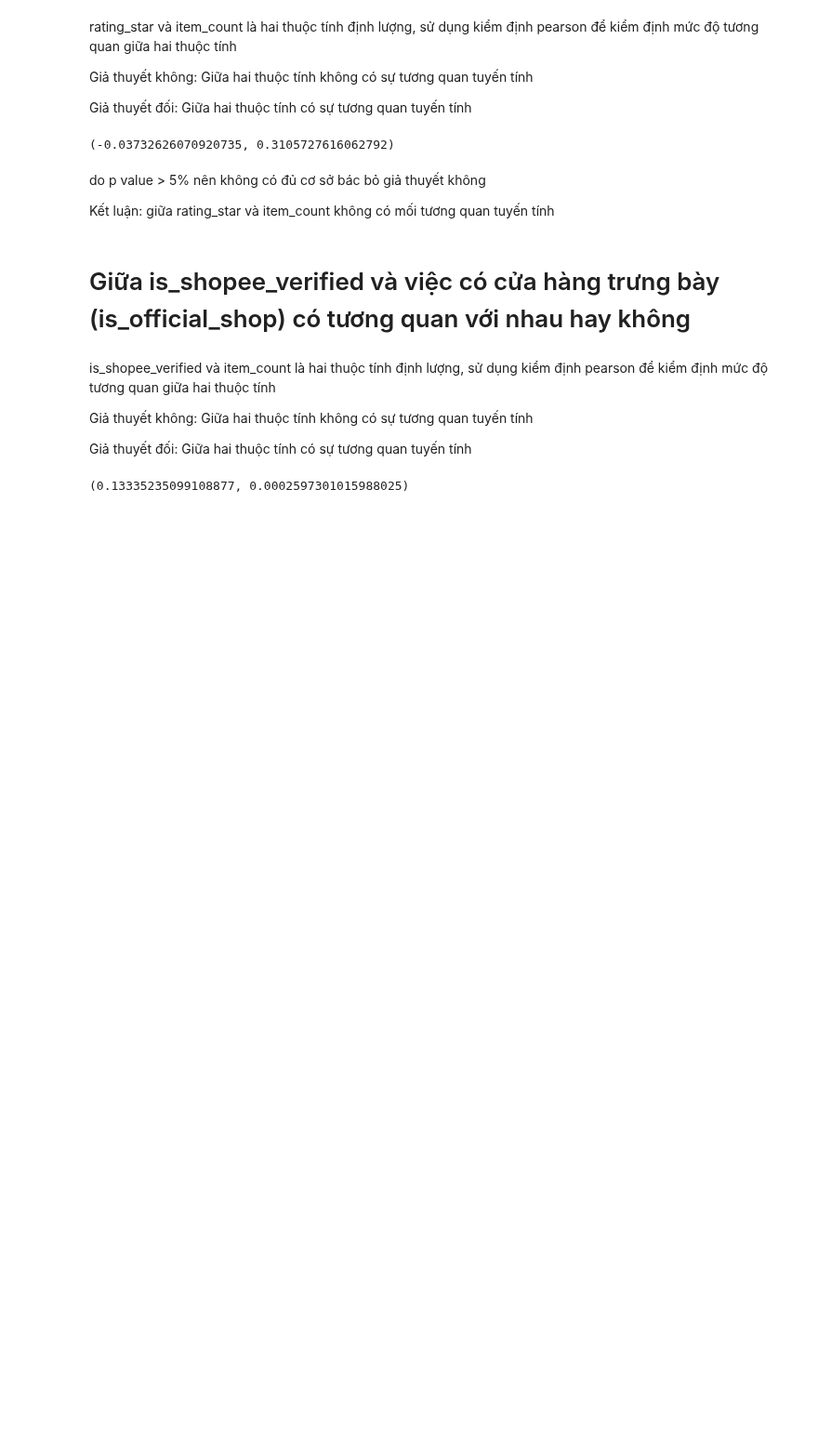
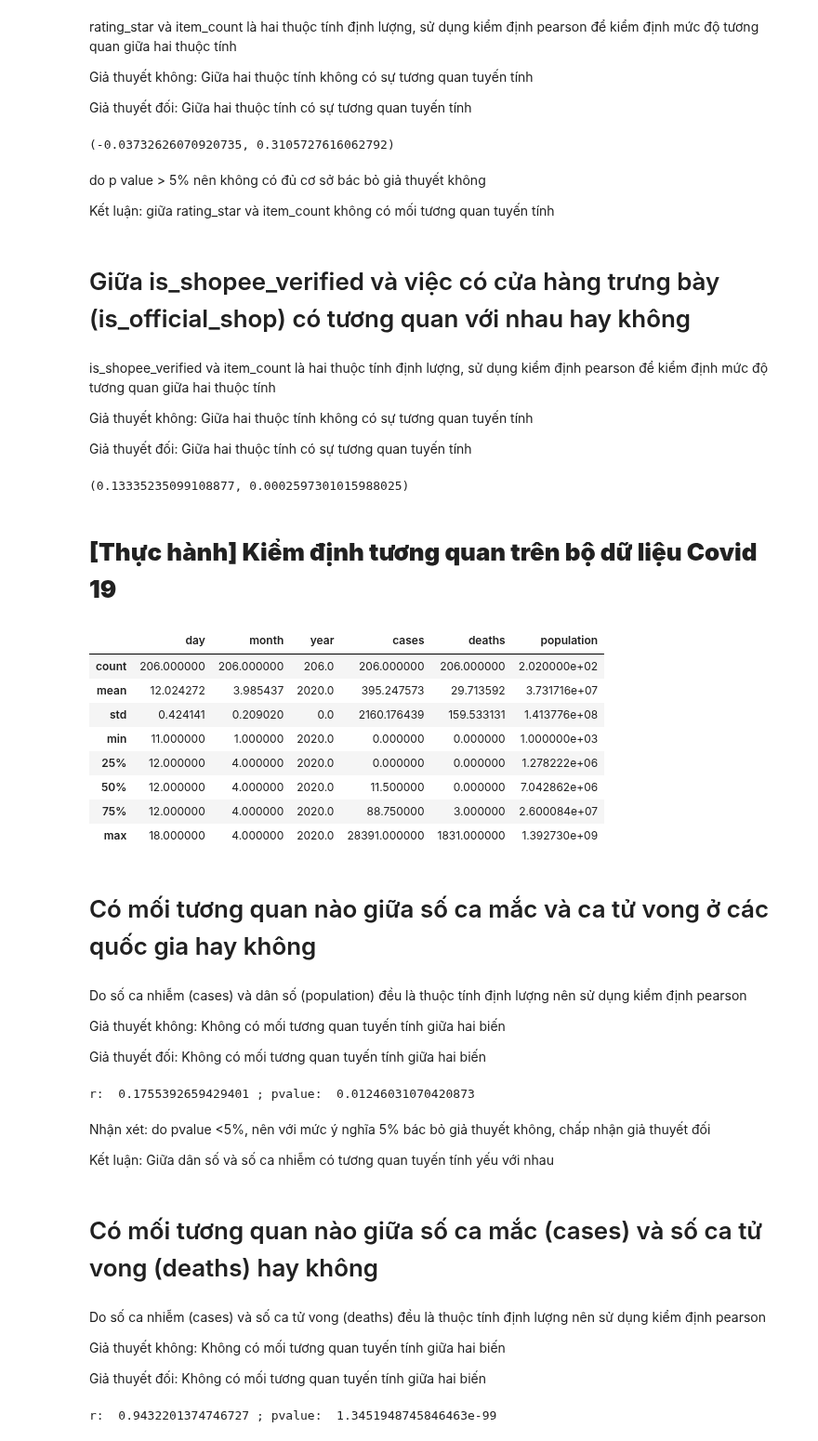
Before and after one commit to mark3000-010701/Dataanalyst, a Jupyter notebook: Thực_hành_kiểm_định_tương_quan.ipynb, the cells around one changed output. Shown at 93% size. Saved outputs shown, nothing was run; the diff lists cells and outputs as text; code cells hidden in the pictures; blank space fills up the shorter version.

```diff
--- a/Thực_hành_kiểm_định_tương_quan.ipynb
+++ b/Thực_hành_kiểm_định_tương_quan.ipynb
@@ -124,3 +124,60 @@ df1 = df1.dropna()
 print(stats.pearsonr(df1.is_shopee_verified, df1.item_count))
 # %% [output]
 (0.13335235099108877, 0.0002597301015988025)
+# %% [markdown]
+# **[Thực hành] Kiểm định tương quan trên bộ dữ liệu Covid 19**
+# %%
+# khai báo thư viện
+import pandas as pd
+from scipy import  stats
+# đọc bộ dữ liệu
+df = pd.read_csv("https://s3.ap-southeast-1.amazonaws.com/learn.codegym.vn/media/public/2021/12/31020712/subset-covid-data.csv")
+df.describe()
+# %% [output]
+|  | day | month | year | cases | deaths | population |
+| count | 206.000000 | 206.000000 | 206.0 | 206.000000 | 206.000000 | 2.020000e+02 |
+| mean | 12.024272 | 3.985437 | 2020.0 | 395.247573 | 29.713592 | 3.731716e+07 |
+| std | 0.424141 | 0.209020 | 0.0 | 2160.176439 | 159.533131 | 1.413776e+08 |
+| min | 11.000000 | 1.000000 | 2020.0 | 0.000000 | 0.000000 | 1.000000e+03 |
+| 25% | 12.000000 | 4.000000 | 2020.0 | 0.000000 | 0.000000 | 1.278222e+06 |
+| 50% | 12.000000 | 4.000000 | 2020.0 | 11.500000 | 0.000000 | 7.042862e+06 |
+| 75% | 12.000000 | 4.000000 | 2020.0 | 88.750000 | 3.000000 | 2.600084e+07 |
+| max | 18.000000 | 4.000000 | 2020.0 | 28391.000000 | 1831.000000 | 1.392730e+09 |
+# %% [markdown]
+# Có mối tương quan nào giữa số ca mắc và ca tử vong ở các quốc gia hay không
+# %% [markdown]
+Do số ca nhiễm (cases) và dân số (population) đều là thuộc tính định lượng nên sử dụng kiểm định pearson
+
+Giả thuyết không: Không có mối tương quan tuyến tính giữa hai biến
+
+Giả thuyết đối: Không có mối tương quan tuyến tính giữa hai biến
+# %%
+# lọc dữ liệu
+df1 = df.filter(['cases', 'population'])
+# xóa bỏ dữ liệu null
+df1 = df1.dropna()
+r, pvalue = stats.pearsonr(df1.cases, df1.population)
+print ("r: ", r, "; pvalue: ", pvalue)
+# %% [output]
+r:  0.1755392659429401 ; pvalue:  0.01246031070420873
+# %% [markdown]
+Nhận xét: do pvalue <5%, nên với mức ý nghĩa 5% bác bỏ giả thuyết không, chấp nhận giả thuyết đối
+
+Kết luận: Giữa dân số và số ca nhiễm có tương quan tuyến tính yếu với nhau
+# %% [markdown]
+# Có mối tương quan nào giữa số ca mắc (cases) và số ca tử vong (deaths) hay không
+# %% [markdown]
+Do số ca nhiễm (cases) và số ca tử vong (deaths) đều là thuộc tính định lượng nên sử dụng kiểm định pearson
+
+Giả thuyết không: Không có mối tương quan tuyến tính giữa hai biến
+
+Giả thuyết đối: Không có mối tương quan tuyến tính giữa hai biến
+# %%
+# lọc dữ liệu
+df2 = df.filter(['cases', 'deaths'])
+# xóa bỏ dữ liệu null
+df2 = df2.dropna()
+r, pvalue = stats.pearsonr(df2.cases, df2.deaths)
+print ("r: ", r, "; pvalue: ", pvalue)
+# %% [output]
+r:  0.9432201374746727 ; pvalue:  1.3451948745846463e-99
```
Also changed, not shown: parts of 6 cells of this notebook.
